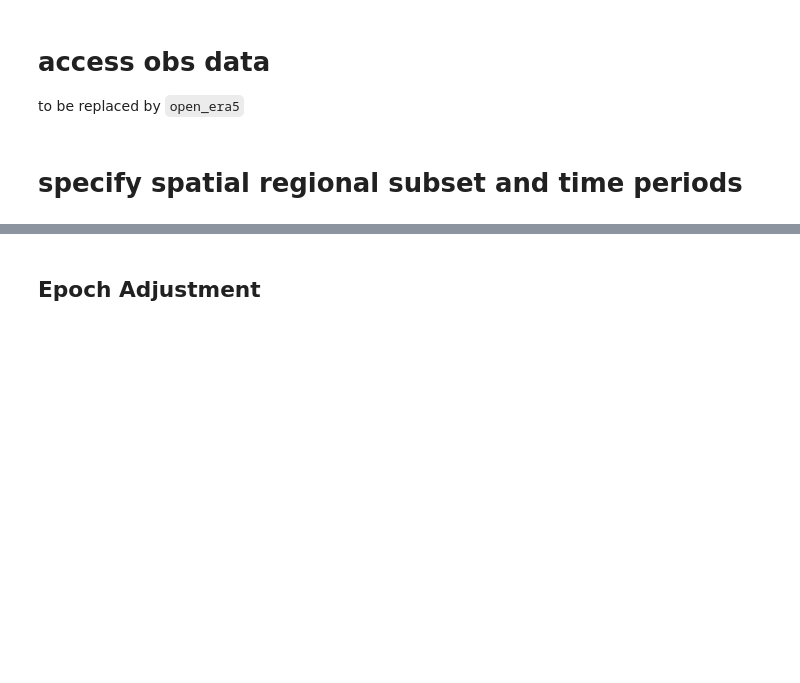
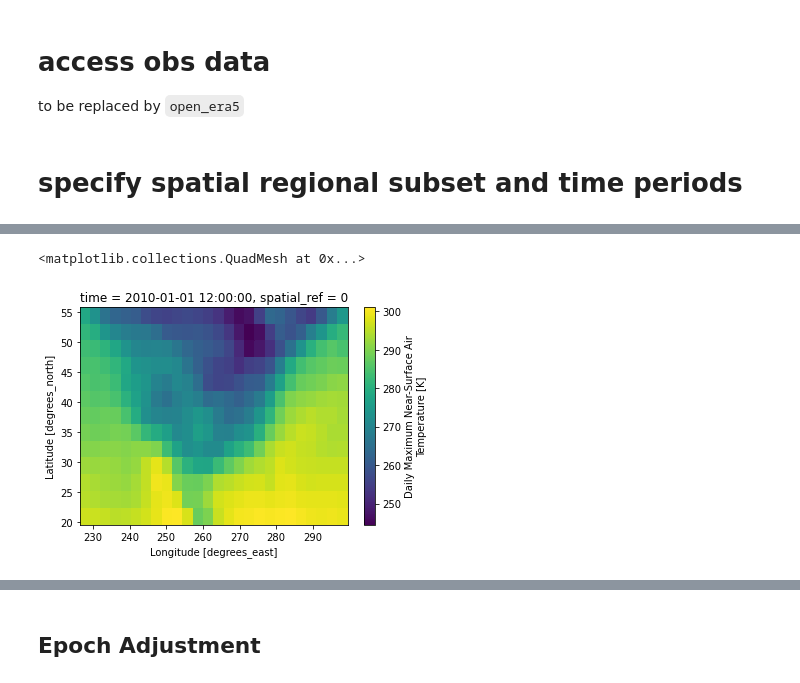
Before and after one commit to carbonplan/cmip6-downscaling, a Jupyter notebook: notebooks/maca_workflow.ipynb, the cells around one changed output, grey strips where cells are left out. Saved outputs shown, nothing was run; the diff lists cells and outputs as text; code cells hidden in the pictures; blank space fills up the shorter version.

```diff
--- a/notebooks/maca_workflow.ipynb
+++ b/notebooks/maca_workflow.ipynb
@@ -196 +212,16 @@ gcm_slice = full_gcm.sel(lon=lon_slice, lat=lat_slice, time=buffer_slice_time)
+# %%
+from cmip6_downscaling.data.cmip import convert_to_360
+
+# parameters
+historical_start = '2010'
+historical_end = '2014'
+future_start = '2015'
+future_end = '2019'
+min_lat = 19
+max_lat = 55
+min_lon = 227
+max_lon = 299
+
+# chunk shape for dask execution (time must be contiguous, ie -1)
+chunks = {'lat': 10, 'lon': 10, 'time': -1}
 # %%
@@ -234,0 +240,3 @@ coarse_obs = obs_buffer.rename(coord_rename_dict).rio.reproject_match(
+# %%
+obs = xr.open_zarr('obs_buffer.zarr')
+obs
@@ -234,0 +296,5 @@ coarse_obs = obs_buffer.rename(coord_rename_dict).rio.reproject_match(
+# %%
+full_gcm.isel(time=0)[variables].plot()
+# %% [output]
+<matplotlib.collections.QuadMesh at 0x...>
+[figure, added]
```
Also changed, not shown: parts of 91 cells of this notebook.
